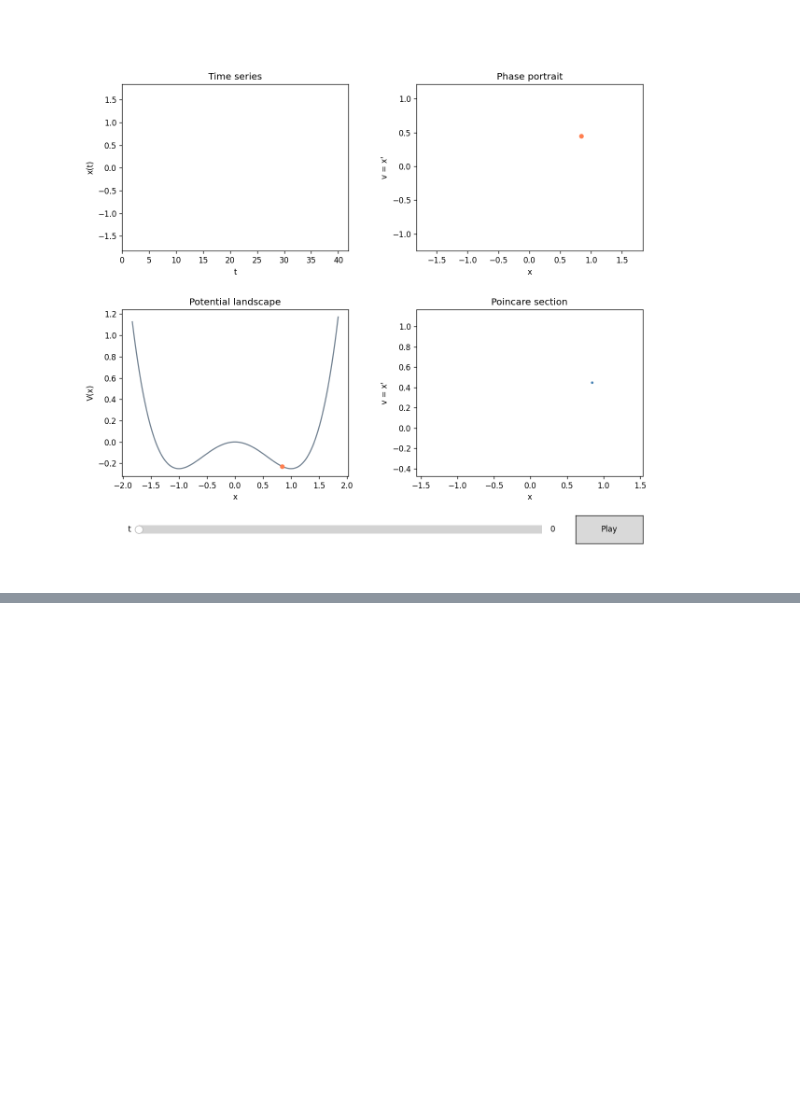
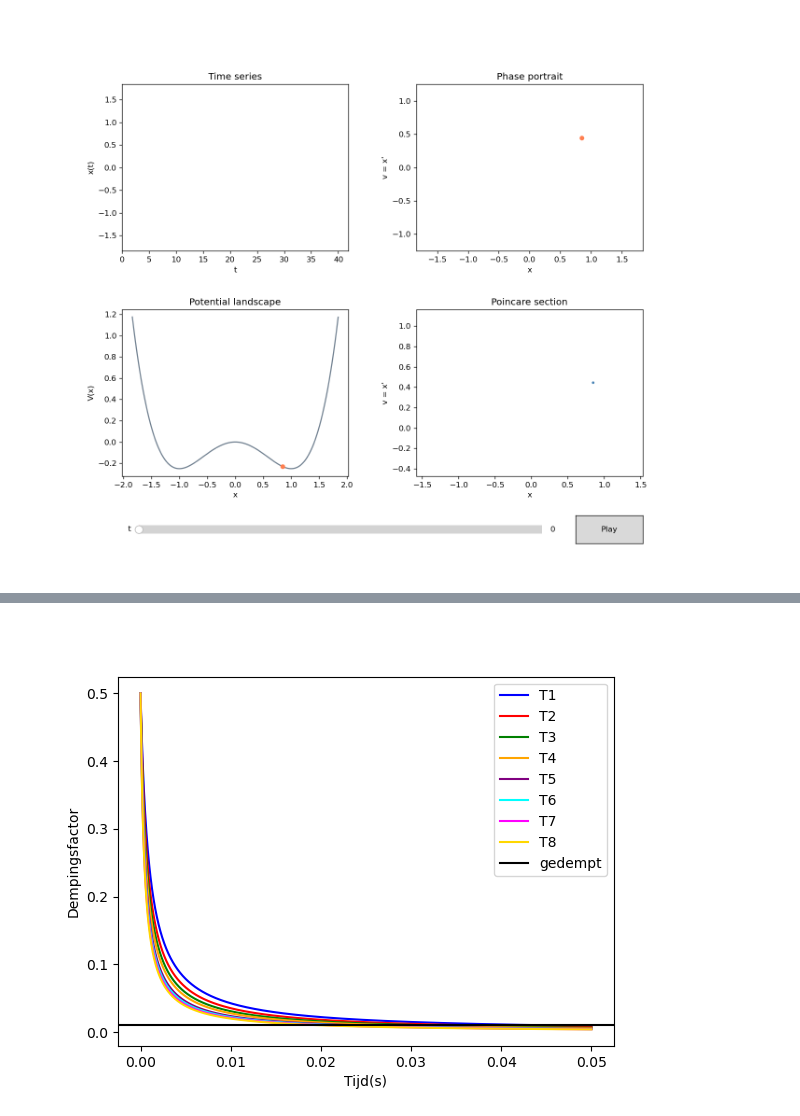
Before and after one commit to Spaantje5/Vibrating-String-Experiment, a Jupyter notebook: sims/duffing_sim.ipynb, the cells around one changed output, grey strips where cells are left out. Drawn from its saved outputs; the diff is of its cells as text; code cells hidden in the pictures; blank space fills up the shorter version.

```diff
--- a/sims/duffing_sim.ipynb
+++ b/sims/duffing_sim.ipynb
@@ -186,0 +189,95 @@ plt.show()
+# %%
+%matplotlib ipympl
+import numpy as np
+import matplotlib.pyplot as plt
+C_w =1.2
+rho = 1.204
+D=0.002
+mu= 0.015
+n=1
+m1= 1046.7
+m2 = 1043.6
+T1 = 9.81*4*m1
+T2 = 9.81*6*m1
+T3 = 9.81*8*m1
+T4 = 9.81*10*m1
+T5 = T4 +9.81*4*m2
+T6 = T4 +9.81*6*m2
+T7 = T4 +9.81*8*m2
+T8 = T4 +9.81*10*m2
+L = 0.315
+alpha1 = ((2*C_w*rho*D*n)/(3*mu*L**2))*np.sqrt(T1/mu)
+alpha2 =((2*C_w*rho*D*n)/(3*mu*L**2))*np.sqrt(T2/mu)
+alpha3 =((2*C_w*rho*D*n)/(3*mu*L**2))*np.sqrt(T3/mu)
+alpha4 =((2*C_w*rho*D*n)/(3*mu*L**2))*np.sqrt(T4/mu)
+alpha5 =((2*C_w*rho*D*n)/(3*mu*L**2))*np.sqrt(T5/mu)
+alpha6 =((2*C_w*rho*D*n)/(3*mu*L**2))*np.sqrt(T6/mu)
+alpha7 =((2*C_w*rho*D*n)/(3*mu*L**2))*np.sqrt(T7/mu)
+alpha8 =((2*C_w*rho*D*n)/(3*mu*L**2))*np.sqrt(T8/mu)
+U_0=0.5
+t= np.array(np.linspace(0,0.05,2000))
+C_d1= np.array(1/((alpha1*U_0*t)+1))
+C_d2 = np.array(1/((alpha2*U_0*t)+1))
+C_d3= np.array(1/((alpha3*U_0*t)+1))
+C_d4= np.array(1/((alpha4*U_0*t)+1))
+C_d5= np.array(1/((alpha5*U_0*t)+1))
+C_d6= np.array(1/((alpha6*U_0*t)+1))
+C_d7= np.array(1/((alpha7*U_0*t)+1))
+C_d8= np.array(1/((alpha8*U_0*t)+1))
+plt.figure()
+
+def Amplitude1(C_d1,U_0):
+    U1=U_0*C_d1
+    return U1
+
+plt.plot(t,Amplitude1(C_d1,U_0),color="blue", label="T1")
+
+def Amplitude2(C_d2,U_0):
+    U2=U_0*C_d2
+    return U2
+
+plt.plot(t,Amplitude2(C_d2,U_0),color="red",label="T2")
+
+def Amplitude3(C_d3,U_0):
+    U3=U_0*C_d3
+    return U3
+
+plt.plot(t,Amplitude3(C_d3,U_0),color="green",label="T3")
+
+def Amplitude4(C_d4,U_0):
+    U4=U_0*C_d4
+    return U4
+
+plt.plot(t,Amplitude4(C_d4,U_0),color="orange",label="T4")
+
+def Amplitude5(C_d5,U_0):
+    U5=U_0*C_d5
+    return U5
+
+plt.plot(t,Amplitude5(C_d5,U_0),color="purple",label="T5")
+
+def Amplitude6(C_d6,U_0):
+    U6=U_0*C_d6
+    return U6
+
+plt.plot(t,Amplitude6(C_d6,U_0),color="cyan",label="T6")
+
+def Amplitude7(C_d7,U_0):
+    U7=U_0*C_d7
+    return U7
+
+plt.plot(t,Amplitude7(C_d7,U_0),color="magenta",label="T7")
+
+def Amplitude8(C_d8,U_0):
+    U8=U_0*C_d8
+    return U8
+
+plt.plot(t,Amplitude8(C_d8,U_0),color="gold",label="T8")
+
+plt.axhline(0.01,color='0',label="gedempt")
+plt.xlabel("Tijd(s)")
+plt.ylabel("Dempingsfactor")
+plt.legend()
+plt.show()
+# %% [output]
+[figure, added]
```
Also changed, not shown: parts of 1 cell of this notebook.
